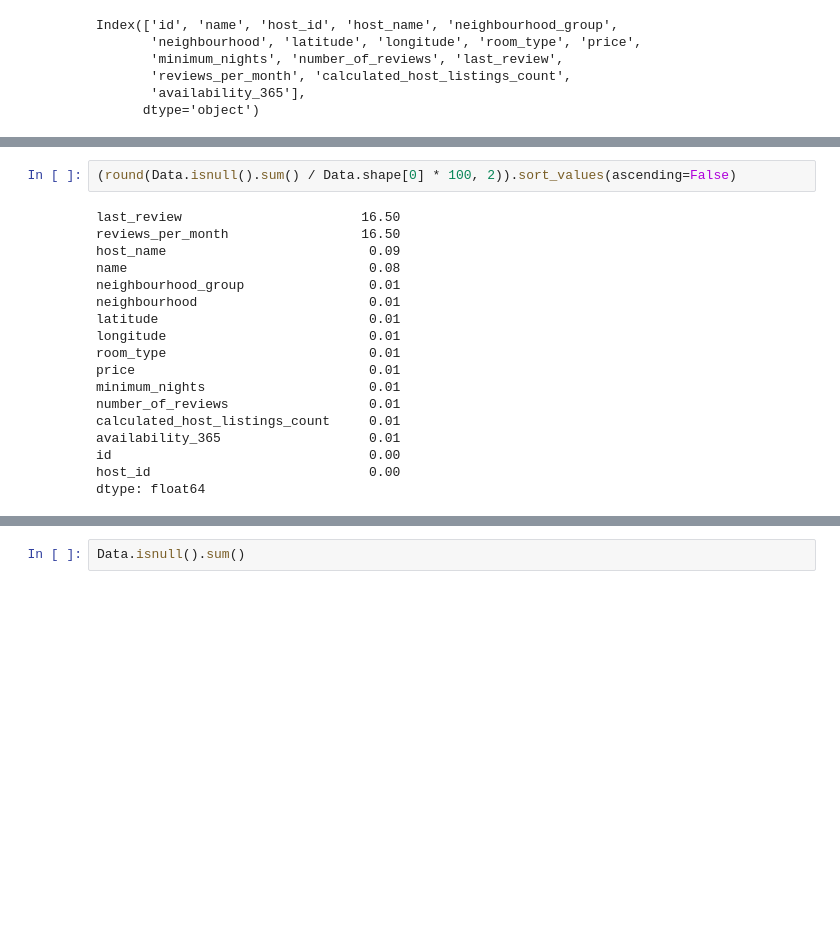
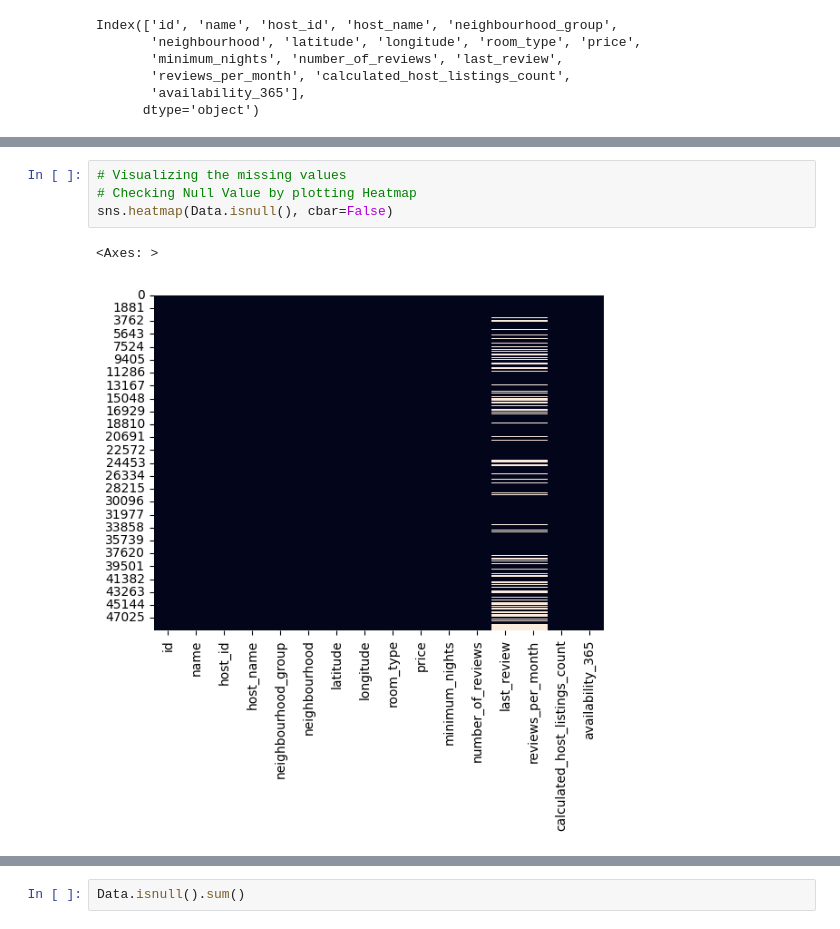
Before and after one commit to Nikhil0314/Capstone-project-1-Airbnb-Bookings-Analysis-EDA, a Jupyter notebook: AirBnb_Booking_Analysis_EDA.ipynb, the cells around one changed output, grey strips where cells are left out. Saved outputs shown, nothing was run; the diff lists cells and outputs as text; blank space fills up the shorter version.

```diff
--- a/AirBnb_Booking_Analysis_EDA.ipynb
+++ b/AirBnb_Booking_Analysis_EDA.ipynb
@@ -107,24 +107,11 @@ availability_365                     1
 dtype: int64
-# %%
-(round(Data.isnull().sum() / Data.shape[0] * 100, 2)).sort_values(ascending=False)
-# %% [output]
-last_review                       16.50
-reviews_per_month                 16.50
-host_name                          0.09
-name                               0.08
-neighbourhood_group                0.01
-neighbourhood                      0.01
-latitude                           0.01
-longitude                          0.01
-room_type                          0.01
-price                              0.01
-minimum_nights                     0.01
-number_of_reviews                  0.01
-calculated_host_listings_count     0.01
-availability_365                   0.01
-id                                 0.00
-host_id                            0.00
-dtype: float64
+# %%
+# Visualizing the missing values
+# Checking Null Value by plotting Heatmap
+sns.heatmap(Data.isnull(), cbar=False)
+# %% [output]
+<Axes: >
+[figure, added]
 # %%
 Data = Data.dropna()
 Data.count()
```
Also changed, not shown: parts of 15 cells of this notebook.
